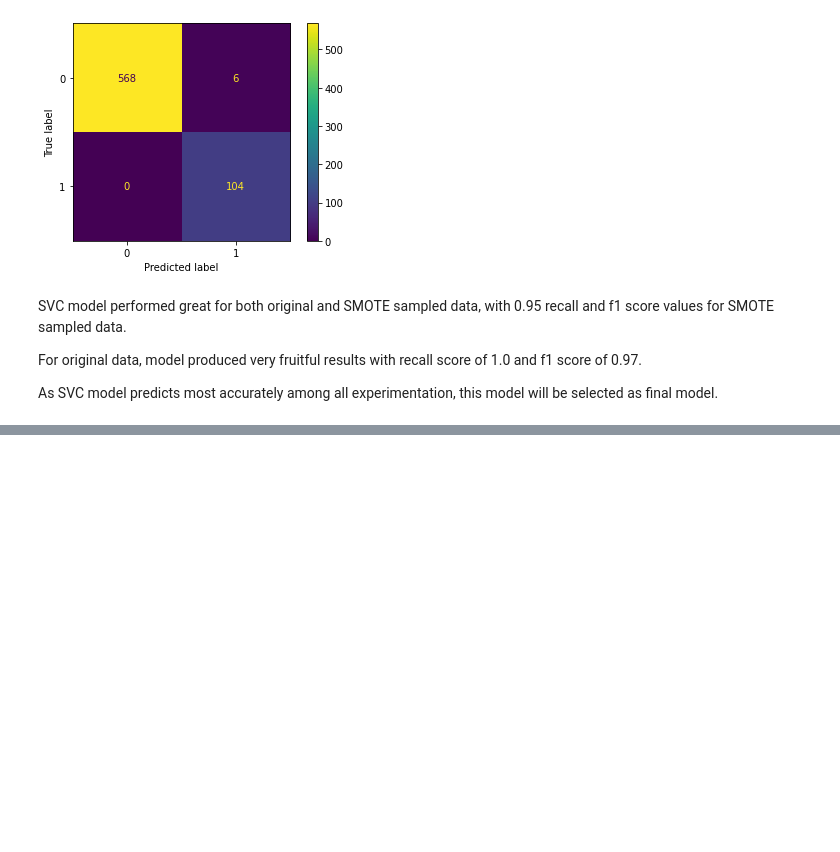
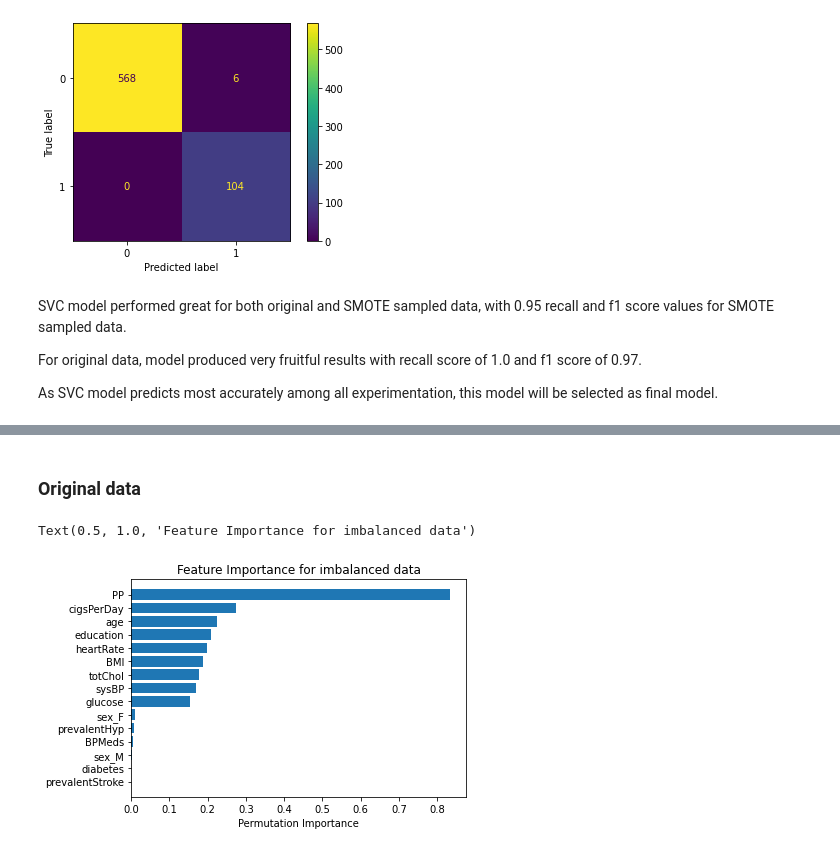
Before and after one commit to iMrugesh9/Cardiovascular_Risk_Prediction_Mrugesh_Patel, a Jupyter notebook: Cardiovascular_Risk_Prediction_Mrugesh_Patel.ipynb, the cells around one changed output, grey strips where cells are left out. Drawn from its saved outputs; the diff is of its cells as text; code cells hidden in the pictures; blank space fills up the shorter version.

```diff
--- a/Cardiovascular_Risk_Prediction_Mrugesh_Patel.ipynb
+++ b/Cardiovascular_Risk_Prediction_Mrugesh_Patel.ipynb
@@ -1123,0 +1141,12 @@ As SVC model predicts most accurately among all experimentation, this model will
+# %% [markdown]
+### Original data
+# %%
+perm_importance = permutation_importance(svc_model, X_test, y_test)
+features = np.array(Features)
+sorted_idx = perm_importance.importances_mean.argsort()
+plt.barh(features[sorted_idx], perm_importance.importances_mean[sorted_idx])
+plt.xlabel("Permutation Importance")
+plt.title('Feature Importance for imbalanced data')
+# %% [output]
+Text(0.5, 1.0, 'Feature Importance for imbalanced data')
+[figure, added]
```
Also changed, not shown: parts of 13 cells of this notebook.
